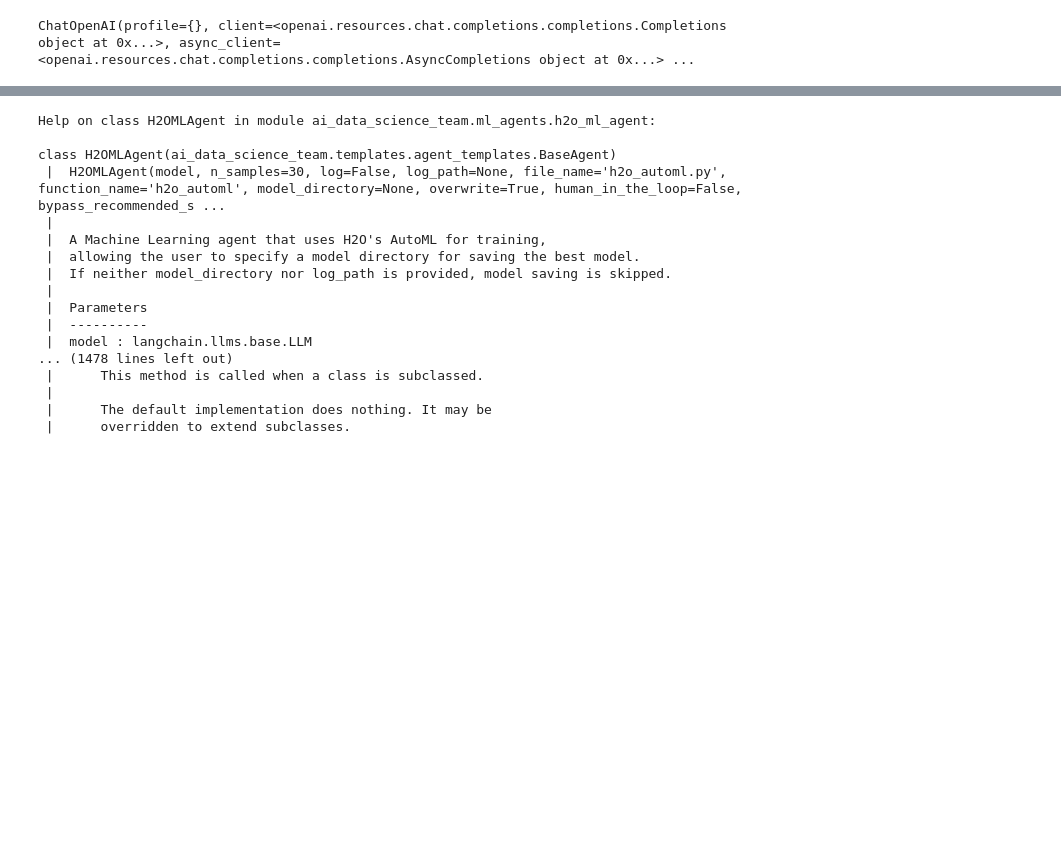
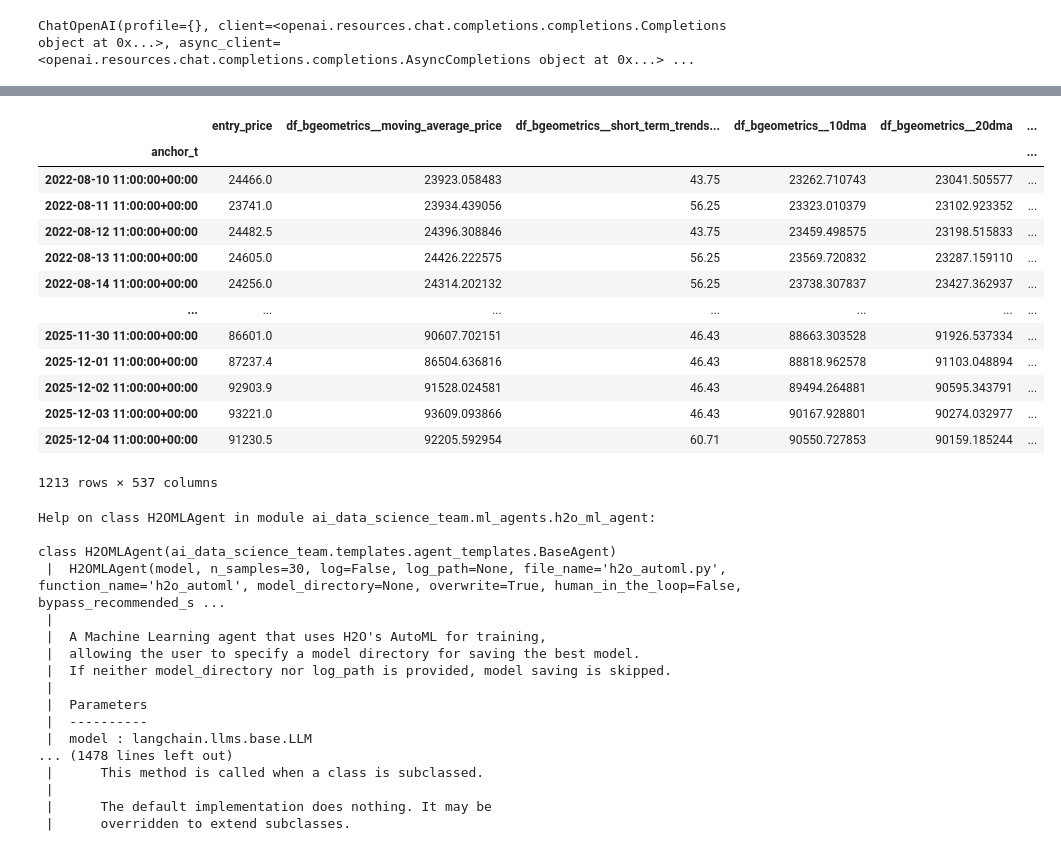
Before and after one commit to AleImbri/Forecasting-BTC-with-ai-data-science-team, a Jupyter notebook: main.ipynb, the cells around one changed output, grey strips where cells are left out. Drawn from its saved outputs; the diff is of its cells as text; code cells hidden in the pictures; blank space fills up the shorter version.

```diff
--- a/main.ipynb
+++ b/main.ipynb
@@ -55,0 +303,19 @@ Cleaned dataset. Remaining columns: 378
+# %%
+# I'll also concatenate the original ohlcv_1m columns using only df indexes
+df = df.join(ohlcv_1m)
+df
+# %% [output]
+|  | entry_price | df_bgeometrics__moving_average_price | df_bgeometrics__short_term_trends... | df_bgeometrics__10dma | df_bgeometrics__20dma | ... |
+| anchor_t |  |  |  |  |  | ... |
+| 2022-08-10 11:00:00+00:00 | 24466.0 | 23923.058483 | 43.75 | 23262.710743 | 23041.505577 | ... |
+| 2022-08-11 11:00:00+00:00 | 23741.0 | 23934.439056 | 56.25 | 23323.010379 | 23102.923352 | ... |
+| 2022-08-12 11:00:00+00:00 | 24482.5 | 24396.308846 | 43.75 | 23459.498575 | 23198.515833 | ... |
+| 2022-08-13 11:00:00+00:00 | 24605.0 | 24426.222575 | 56.25 | 23569.720832 | 23287.159110 | ... |
+| 2022-08-14 11:00:00+00:00 | 24256.0 | 24314.202132 | 56.25 | 23738.307837 | 23427.362937 | ... |
+| ... | ... | ... | ... | ... | ... | ... |
+| 2025-11-30 11:00:00+00:00 | 86601.0 | 90607.702151 | 46.43 | 88663.303528 | 91926.537334 | ... |
+| 2025-12-01 11:00:00+00:00 | 87237.4 | 86504.636816 | 46.43 | 88818.962578 | 91103.048894 | ... |
+| 2025-12-02 11:00:00+00:00 | 92903.9 | 91528.024581 | 46.43 | 89494.264881 | 90595.343791 | ... |
+| 2025-12-03 11:00:00+00:00 | 93221.0 | 93609.093866 | 46.43 | 90167.928801 | 90274.032977 | ... |
+| 2025-12-04 11:00:00+00:00 | 91230.5 | 92205.592954 | 60.71 | 90550.727853 | 90159.185244 | ... |
+1213 rows × 537 columns
```
Also changed, not shown: parts of 26 cells of this notebook.
